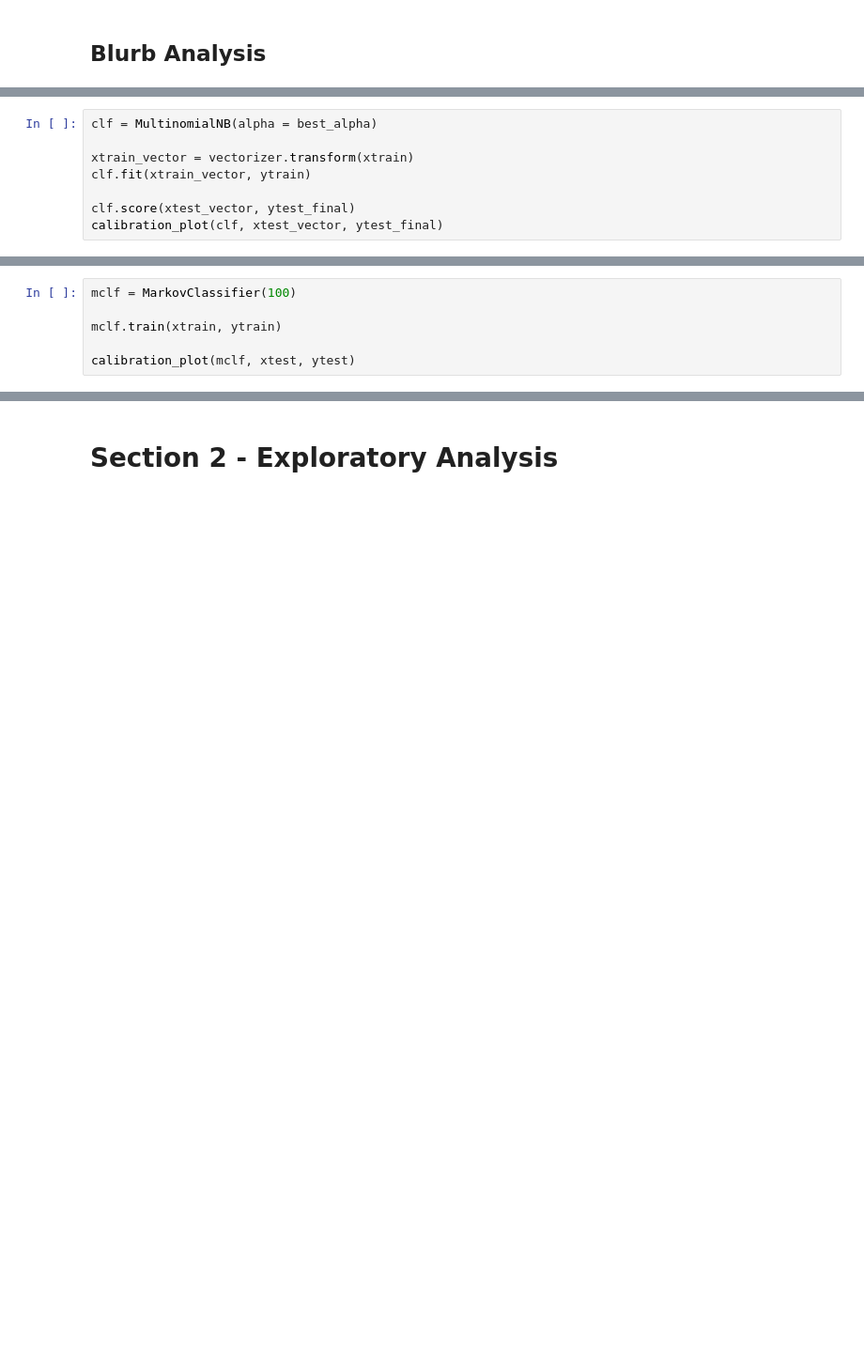
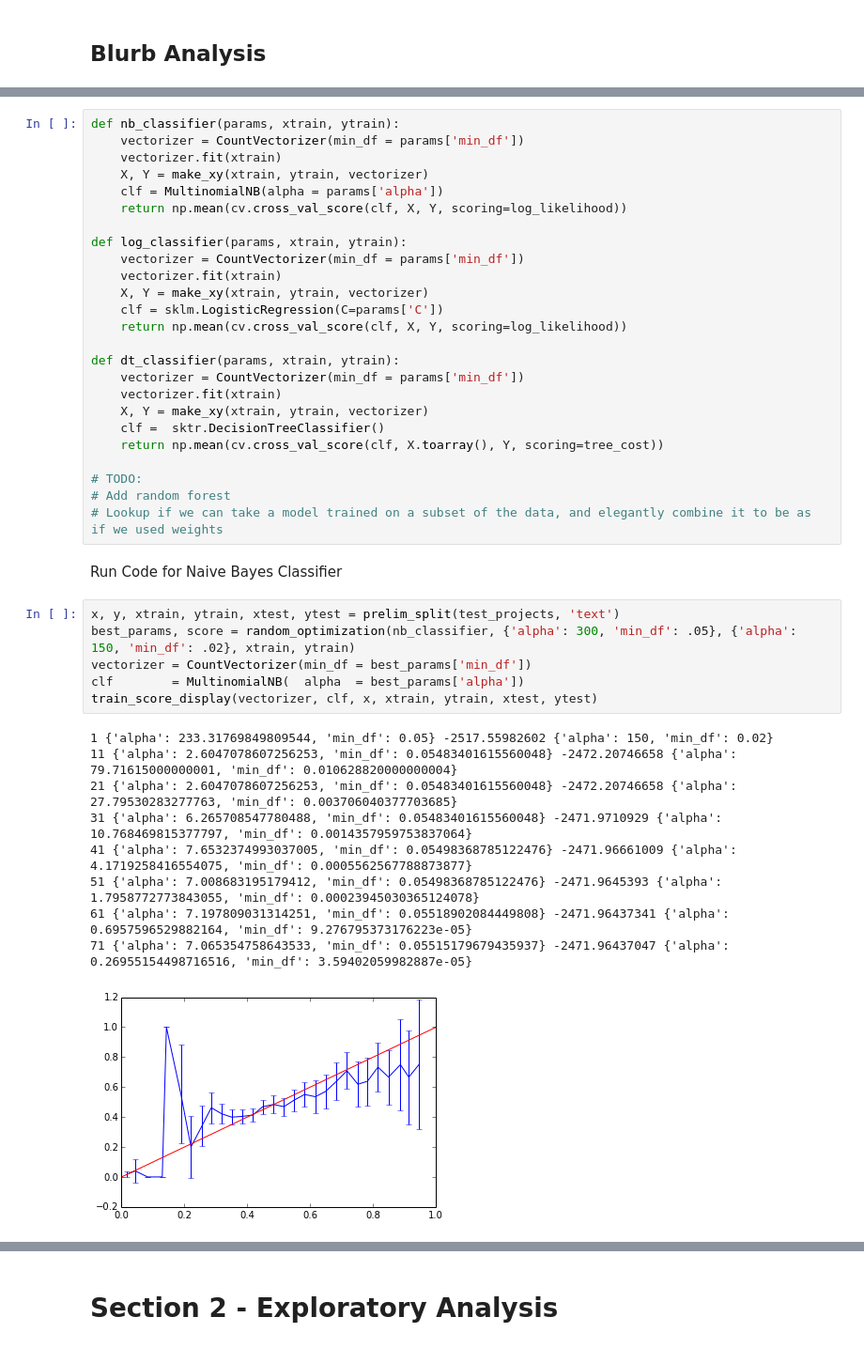
Before and after one commit to johnsturm/cs109, a Jupyter notebook: Process Book.ipynb, the cells around one changed output, grey strips where cells are left out. Shown at 94% size. Cells and saved outputs as stored; diff of their text form; blank space fills up the shorter version.

```diff
--- a/Process Book.ipynb
+++ b/Process Book.ipynb
@@ -1073,8 +851,0 @@ xtest_vector = vectorizer.transform(xtest_final)
-# %%
-clf = MultinomialNB(alpha = best_alpha)
-
-xtrain_vector = vectorizer.transform(xtrain)
-clf.fit(xtrain_vector, ytrain)
-
-clf.score(xtest_vector, ytest_final)
-calibration_plot(clf, xtest_vector, ytest_final)
@@ -1501,6 +851,0 @@ ytest_final = test['success']
-# %%
-mclf = MarkovClassifier(100)
-
-mclf.train(xtrain, ytrain)
-
-calibration_plot(mclf, xtest, ytest)
@@ -1529,0 +1068,43 @@ dtypes: float64(3), int64(5), object(15)
+# %%
+def nb_classifier(params, xtrain, ytrain):
+    vectorizer = CountVectorizer(min_df = params['min_df'])
+    vectorizer.fit(xtrain)
+    X, Y = make_xy(xtrain, ytrain, vectorizer)
+    clf = MultinomialNB(alpha = params['alpha'])
+    return np.mean(cv.cross_val_score(clf, X, Y, scoring=log_likelihood))
+
+def log_classifier(params, xtrain, ytrain):
+    vectorizer = CountVectorizer(min_df = params['min_df'])
+    vectorizer.fit(xtrain)
+    X, Y = make_xy(xtrain, ytrain, vectorizer)
+    clf = sklm.LogisticRegression(C=params['C'])
+    return np.mean(cv.cross_val_score(clf, X, Y, scoring=log_likelihood))
+
+def dt_classifier(params, xtrain, ytrain):
+    vectorizer = CountVectorizer(min_df = params['min_df'])
+    vectorizer.fit(xtrain)
+    X, Y = make_xy(xtrain, ytrain, vectorizer)
+    clf =  sktr.DecisionTreeClassifier()
+    return np.mean(cv.cross_val_score(clf, X.toarray(), Y, scoring=tree_cost))
+
+# TODO:
+# Add random forest
+# Lookup if we can take a model trained on a subset of the data, and elegantly combine it to be as if we used weights
+# %% [markdown]
+Run Code for Naive Bayes Classifier
+# %%
+x, y, xtrain, ytrain, xtest, ytest = prelim_split(test_projects, 'text')
+best_params, score = random_optimization(nb_classifier, {'alpha': 300, 'min_df': .05}, {'alpha': 150, 'min_df': .02}, xtrain, ytrain)
+vectorizer = CountVectorizer(min_df = best_params['min_df'])
+clf        = MultinomialNB(  alpha  = best_params['alpha'])
+train_score_display(vectorizer, clf, x, xtrain, ytrain, xtest, ytest)
+# %% [output]
+1 {'alpha': 233.31769849809544, 'min_df': 0.05} -2517.55982602 {'alpha': 150, 'min_df': 0.02}
+11 {'alpha': 2.6047078607256253, 'min_df': 0.05483401615560048} -2472.20746658 {'alpha': 79.71615000000001, 'min_df': 0.010628820000000004}
+21 {'alpha': 2.6047078607256253, 'min_df': 0.05483401615560048} -2472.20746658 {'alpha': 27.79530283277763, 'min_df': 0.003706040377703685}
+31 {'alpha': 6.265708547780488, 'min_df': 0.05483401615560048} -2471.9710929 {'alpha': 10.768469815377797, 'min_df': 0.0014357959753837064}
+41 {'alpha': 7.6532374993037005, 'min_df': 0.05498368785122476} -2471.96661009 {'alpha': 4.1719258416554075, 'min_df': 0.0005562567788873877}
+51 {'alpha': 7.008683195179412, 'min_df': 0.05498368785122476} -2471.9645393 {'alpha': 1.7958772773843055, 'min_df': 0.00023945030365124078}
+61 {'alpha': 7.197809031314251, 'min_df': 0.05518902084449808} -2471.96437341 {'alpha': 0.6957596529882164, 'min_df': 9.276795373176223e-05}
+71 {'alpha': 7.065354758643533, 'min_df': 0.05515179679435937} -2471.96437047 {'alpha': 0.26955154498716516, 'min_df': 3.59402059982887e-05}
+[figure, added]
```
Also changed, not shown: parts of 76 cells of this notebook.
